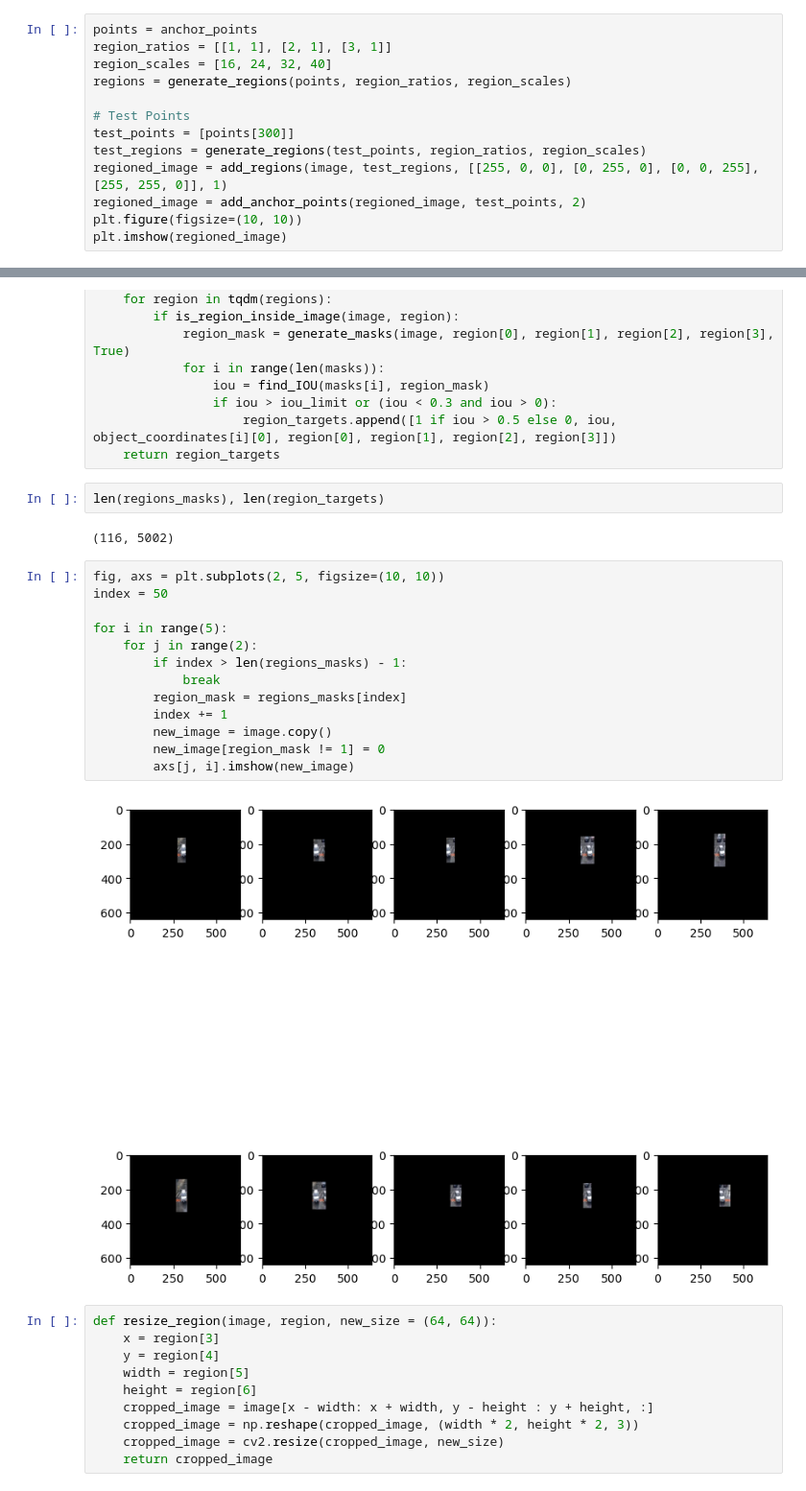
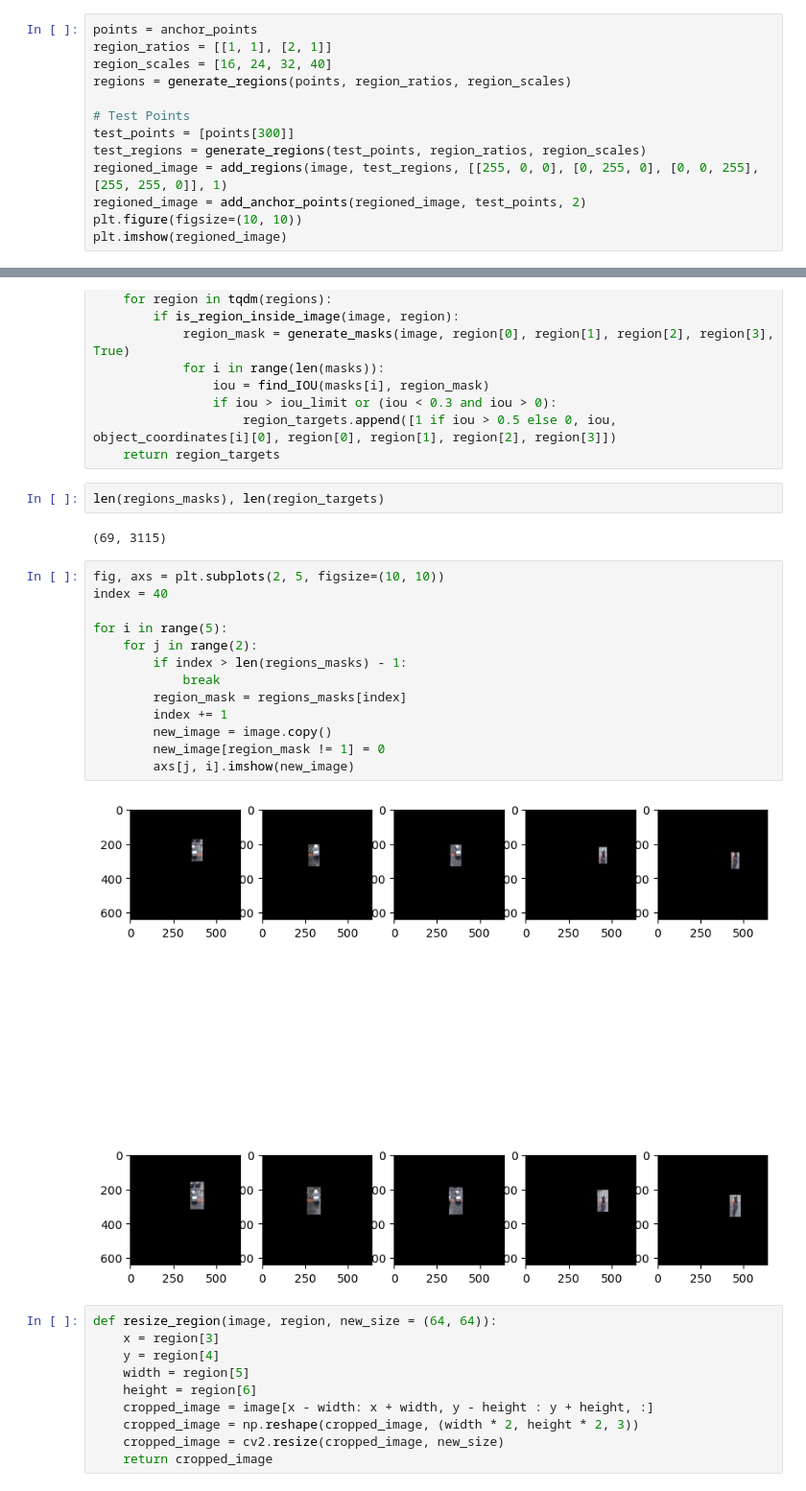
Before and after one commit to AsimWattoo/Traffic_Object_Detection_TensorFlow, a Jupyter notebook: RegionProposalNetwork.ipynb, the cells around one changed output, grey strips where cells are left out. Shown at 96% size. Saved outputs shown, nothing was run; the diff lists cells and outputs as text.

```diff
--- a/RegionProposalNetwork.ipynb
+++ b/RegionProposalNetwork.ipynb
@@ -150,7 +152,7 @@ def add_regions(image, regions, color=[0, 0, 0], thickness = 1):
     return new_image
 # %%
 points = anchor_points
-region_ratios = [[1, 1], [2, 1], [3, 1]]
+region_ratios = [[1, 1], [2, 1]]
 region_scales = [16, 24, 32, 40]
 regions = generate_regions(points, region_ratios, region_scales)
 
@@ -254,22 +279,22 @@ def propose_regions(image, object_coordinates, anchor_point_stride = 20, region_
 # %%
 len(regions_masks), len(region_targets)
 # %% [output]
-(116, 5002)
+(69, 3115)
 # %%
 fig, axs = plt.subplots(2, 5, figsize=(10, 10))
-index = 50
+index = 40
 
 for i in range(5):
     for j in range(2):
         if index > len(regions_masks) - 1:
             break
         region_mask = regions_masks[index]
         index += 1
         new_image = image.copy()
         new_image[region_mask != 1] = 0
         axs[j, i].imshow(new_image)
 # %% [output]
-[figure, old version]
+[figure, new version]
 # %%
 def resize_region(image, region, new_size = (64, 64)):
     x = region[3]
```
Also changed, not shown: parts of 12 cells of this notebook.
